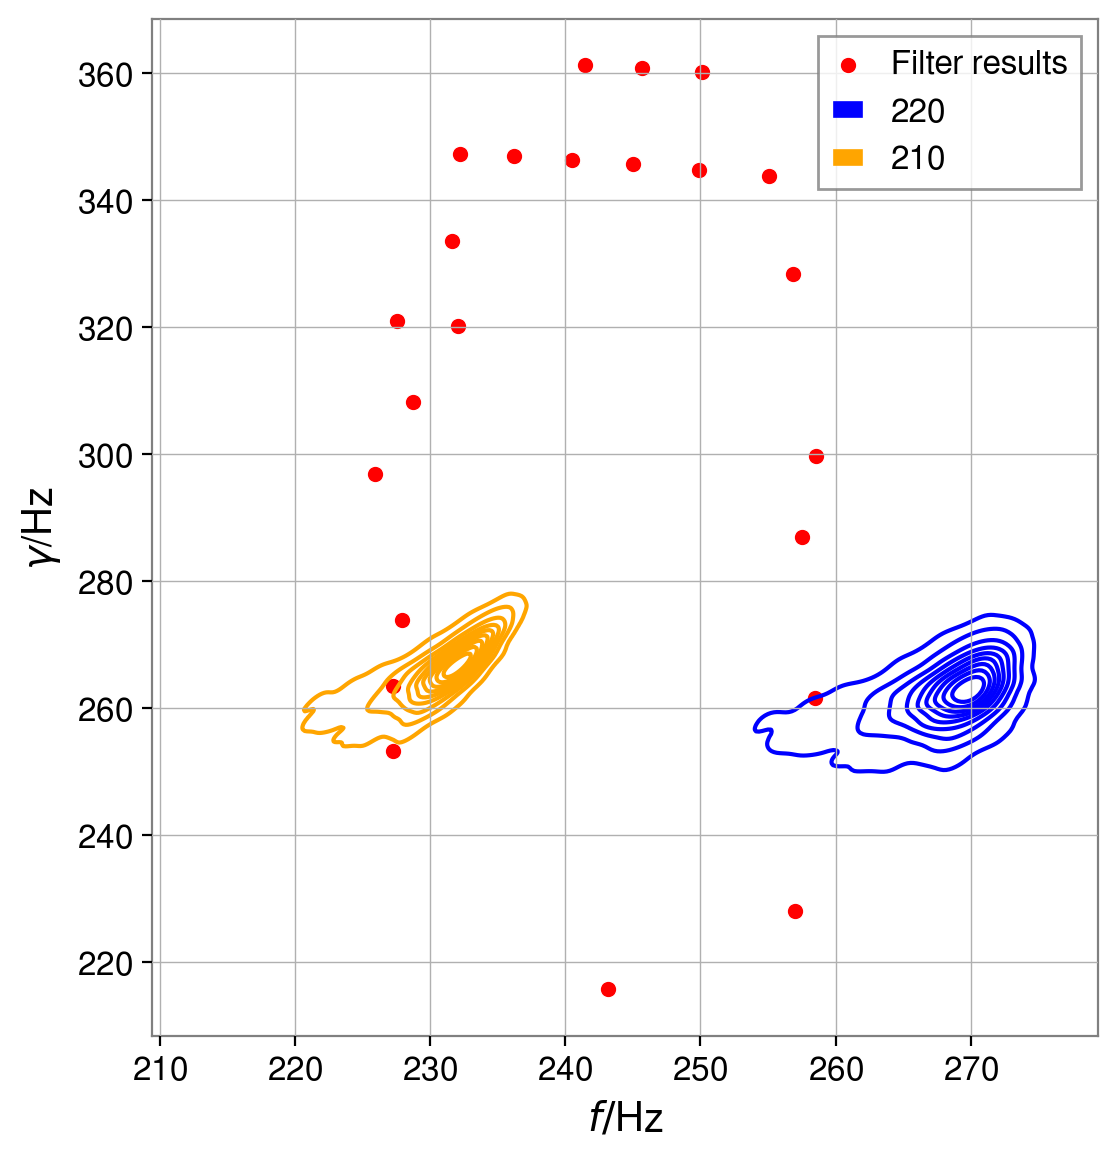
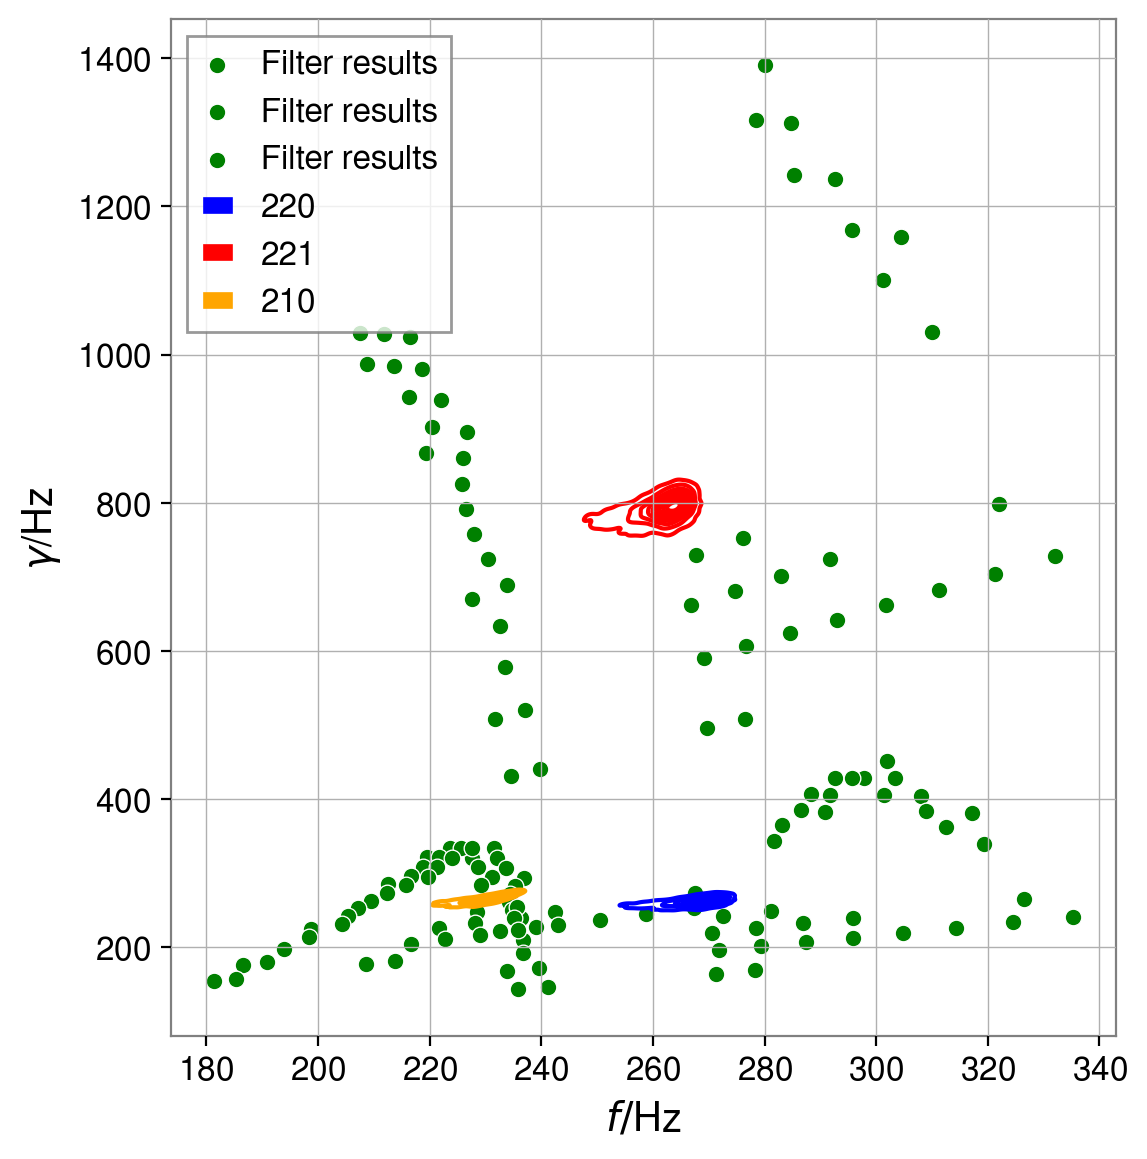
The change to this notebook cell's code, shown as a diff; its figure went from the first image to the second:
--- before
+++ after
@@ -1,6 +1,10 @@
 sns.kdeplot(x=pe_fs[(2,2,0)], y=pe_gammas[(2,2,0)], c='blue')
 sns.kdeplot(x=pe_fs[(2,1,0)], y=pe_gammas[(2,1,0)], c='orange')
-sns.scatterplot(x=freq_arr, y=gamma_arr, c='r', label='Filter results')
+sns.kdeplot(x=pe_fs[(2,2,1)], y=pe_gammas[(2,2,1)], c='r')
+sns.scatterplot(x=freq220_arr, y=gamma220_arr, c='g', label='Filter results')
+sns.scatterplot(x=freq221_arr, y=gamma221_arr, c='g', label='Filter results')
+sns.scatterplot(x=freq210_arr, y=gamma210_arr, c='g', label='Filter results')
 l, = pl.plot([], [], c='blue', label='220')
+l, = pl.plot([], [], c='r', label='221')
 l, = pl.plot([], [], c='orange', label='210')
 pl.xlabel(r'$f/$Hz')

Commit: WIP